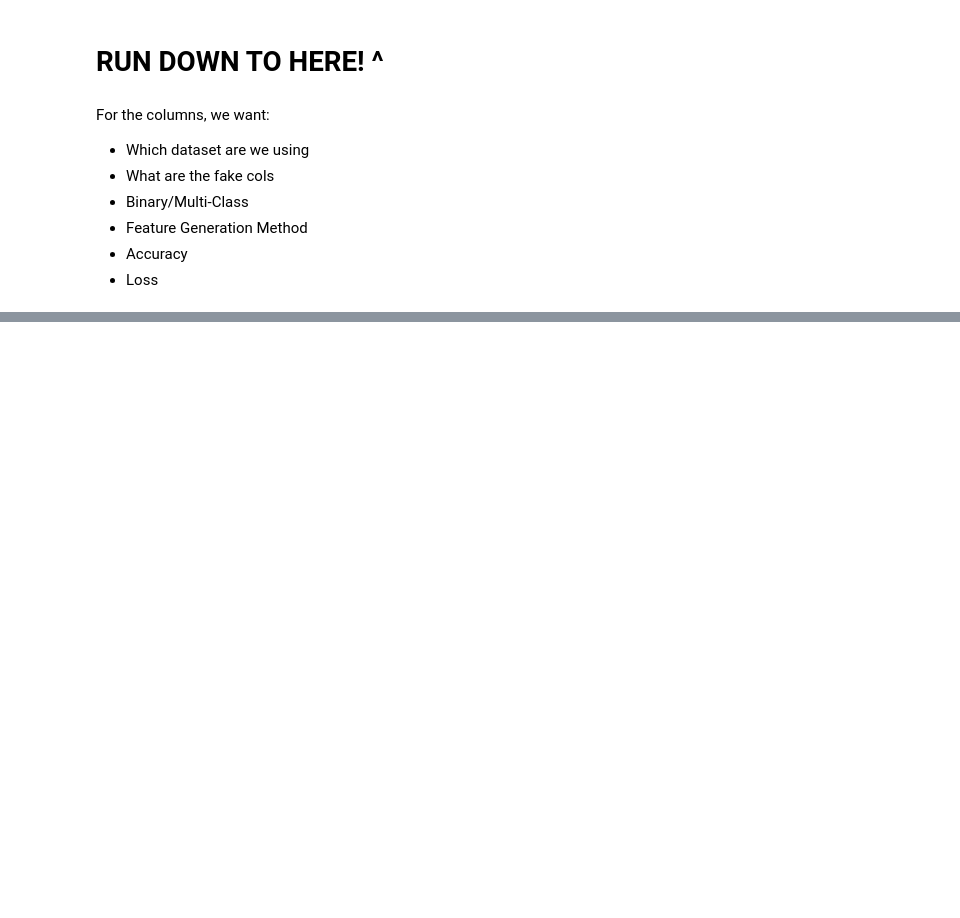
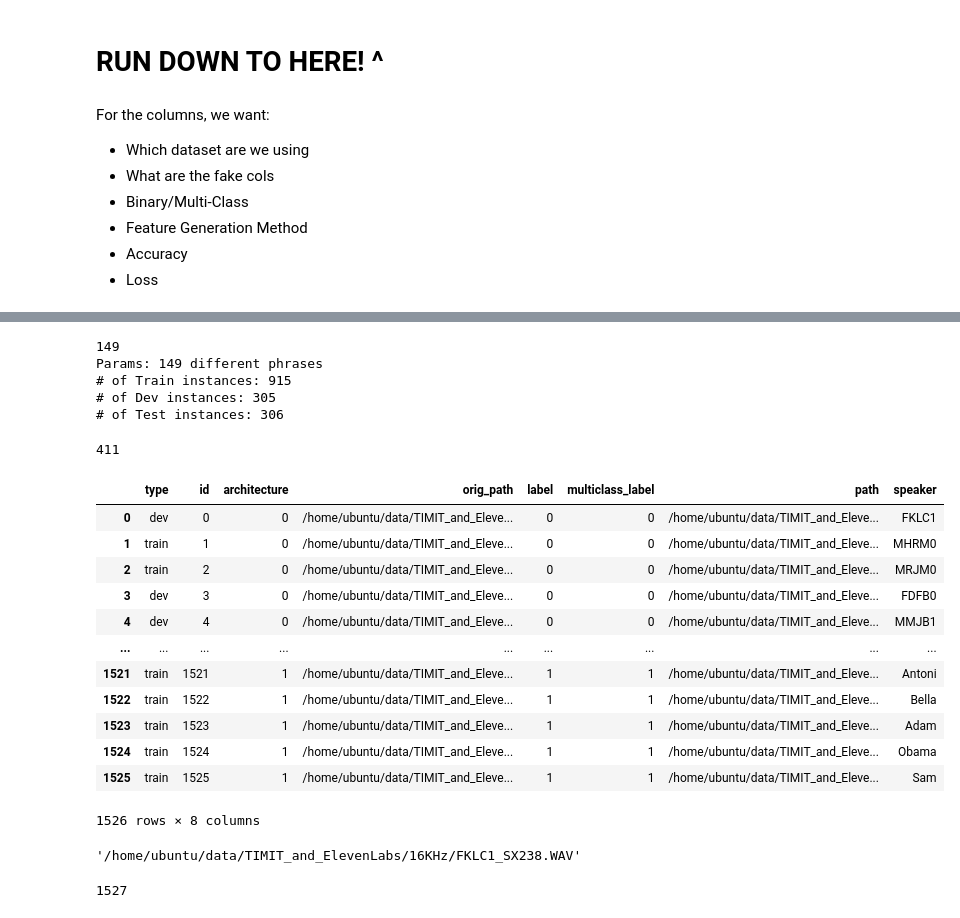
Before and after one commit to romitbarua/MultiModalDeepFake, a Jupyter notebook: scripts/Examples/FullPipelineExample-RB-Edit-SB-Run-Copy.ipynb, the cells around one changed output, grey strips where cells are left out. Cells and saved outputs as stored; diff of their text form; code cells hidden in the pictures; blank space fills up the shorter version.

```diff
--- a/scripts/Examples/FullPipelineExample-RB-Edit-SB-Run-Copy.ipynb
+++ b/scripts/Examples/FullPipelineExample-RB-Edit-SB-Run-Copy.ipynb
@@ -201,0 +388,49 @@ For the columns, we want:
+# %%
+timit_data_loader = TIMITDataLoader('/home/ubuntu/data/TIMIT_and_ElevenLabs/TIMIT and ElevenLabs')
+#df = timit_data_loader.generate_split_speaker_test()
+df = timit_data_loader.generate_split()
+df['speaker'] = [item.split('/')[-1].split('_')[0] for item in df['path']]
+
+
+fake_voices = ['Adam', 'Antoni', 'Arnold', 'Bella', 'Biden', 'Domi', 'Elli', 'Josh', 'Obama', 'Rachel', 'Sam']
+
+real_speakers = list(set([item for item in df['speaker'] if not item.startswith(tuple(fake_voices))]))
+fake_speakers = list(set([item for item in df['speaker'] if item.startswith(tuple(fake_voices))]))
+
+real_speaker_partitions = list(chunks(real_speakers, 20))
+fake_speaker_partitions = list(chunks(fake_speakers, 2))
+# %% [output]
+149
+Params: 149 different phrases
+# of Train instances: 915
+# of Dev instances: 305
+# of Test instances: 306
+# %%
+len(real_speakers + fake_speakers)
+# %% [output]
+411
+# %%
+df
+# %% [output]
+|  | type | id | architecture | orig_path | label | multiclass_label | path | speaker |
+| 0 | dev | 0 | 0 | /home/ubuntu/data/TIMIT_and_Eleve... | 0 | 0 | /home/ubuntu/data/TIMIT_and_Eleve... | FKLC1 |
+| 1 | train | 1 | 0 | /home/ubuntu/data/TIMIT_and_Eleve... | 0 | 0 | /home/ubuntu/data/TIMIT_and_Eleve... | MHRM0 |
+| 2 | train | 2 | 0 | /home/ubuntu/data/TIMIT_and_Eleve... | 0 | 0 | /home/ubuntu/data/TIMIT_and_Eleve... | MRJM0 |
+| 3 | dev | 3 | 0 | /home/ubuntu/data/TIMIT_and_Eleve... | 0 | 0 | /home/ubuntu/data/TIMIT_and_Eleve... | FDFB0 |
+| 4 | dev | 4 | 0 | /home/ubuntu/data/TIMIT_and_Eleve... | 0 | 0 | /home/ubuntu/data/TIMIT_and_Eleve... | MMJB1 |
+| ... | ... | ... | ... | ... | ... | ... | ... | ... |
+| 1521 | train | 1521 | 1 | /home/ubuntu/data/TIMIT_and_Eleve... | 1 | 1 | /home/ubuntu/data/TIMIT_and_Eleve... | Antoni |
+| 1522 | train | 1522 | 1 | /home/ubuntu/data/TIMIT_and_Eleve... | 1 | 1 | /home/ubuntu/data/TIMIT_and_Eleve... | Bella |
+| 1523 | train | 1523 | 1 | /home/ubuntu/data/TIMIT_and_Eleve... | 1 | 1 | /home/ubuntu/data/TIMIT_and_Eleve... | Adam |
+| 1524 | train | 1524 | 1 | /home/ubuntu/data/TIMIT_and_Eleve... | 1 | 1 | /home/ubuntu/data/TIMIT_and_Eleve... | Obama |
+| 1525 | train | 1525 | 1 | /home/ubuntu/data/TIMIT_and_Eleve... | 1 | 1 | /home/ubuntu/data/TIMIT_and_Eleve... | Sam |
+1526 rows × 8 columns
+# %%
+df['path'][0]
+# %% [output]
+'/home/ubuntu/data/TIMIT_and_ElevenLabs/16KHz/FKLC1_SX238.WAV'
+# %%
+path = '/home/ubuntu/data/TIMIT_and_ElevenLabs/Original'
+len(list(os.listdir(path)))
+# %% [output]
+1527
```
Also changed, not shown: parts of 79 cells of this notebook, 6 other files.
